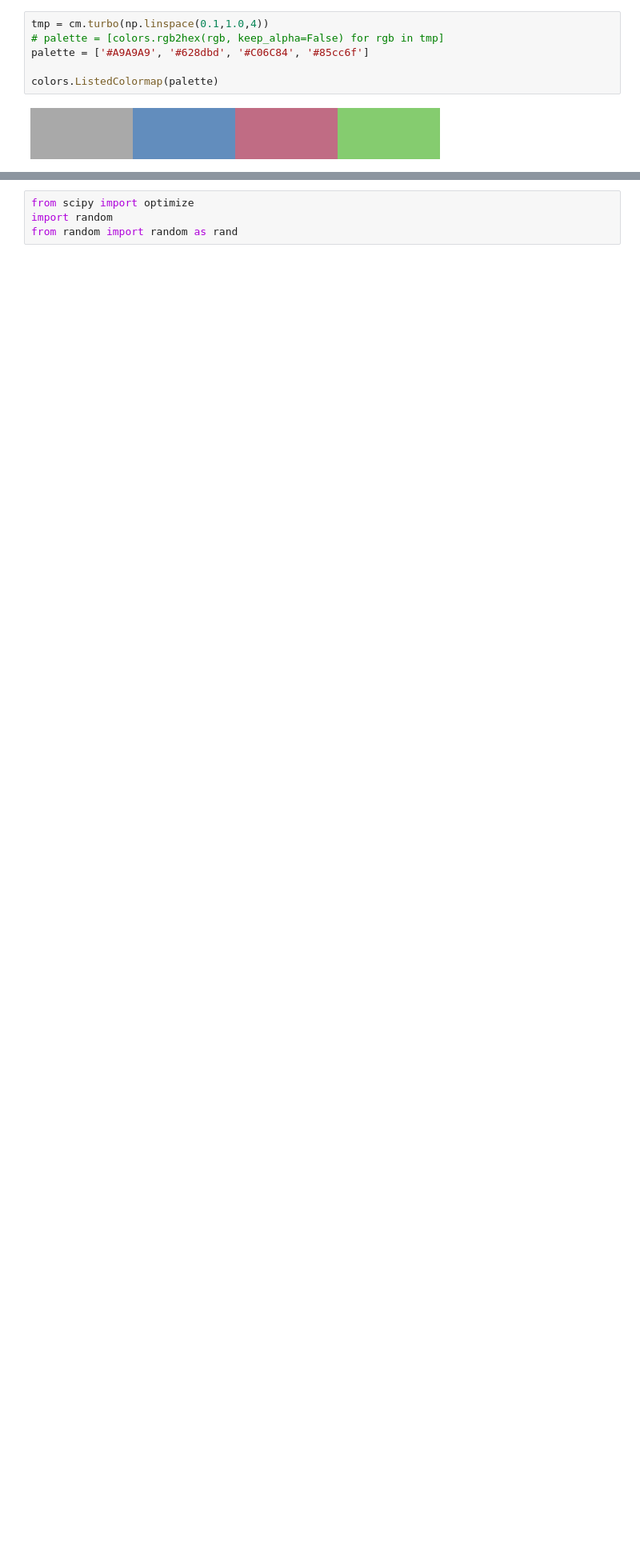
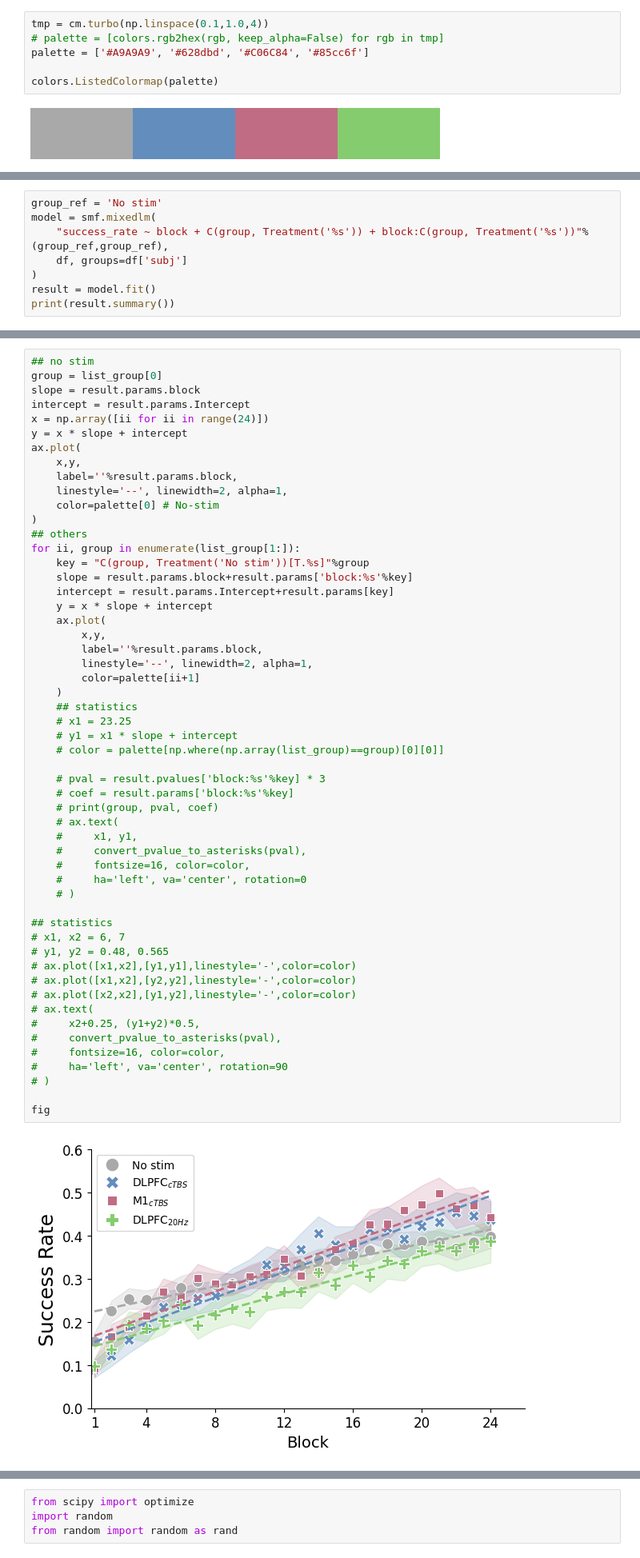
Before and after one commit to psb629/GloveProject_TMS, a Jupyter notebook: scripts/behav.fig.2a.ipynb, the cells around one changed output, grey strips where cells are left out. Shown at 80% size. Cells and saved outputs as stored; diff of their text form; blank space fills up the shorter version.

```diff
--- a/scripts/LME.behavior.ipynb
+++ b/scripts/behav.fig.2a.ipynb
@@ -125,0 +122,8 @@ g.spines['left'].set_visible(False)
+# %%
+group_ref = 'No stim'
+model = smf.mixedlm(
+    "success_rate ~ block + C(group, Treatment('%s')) + block:C(group, Treatment('%s'))"%(group_ref,group_ref),
+    df, groups=df['subj']
+)
+result = model.fit()
+print(result.summary())
@@ -125,0 +148,56 @@ g.spines['left'].set_visible(False)
+# %%
+## no stim
+group = list_group[0]
+slope = result.params.block
+intercept = result.params.Intercept
+x = np.array([ii for ii in range(24)])
+y = x * slope + intercept
+ax.plot(
+    x,y,
+    label=''%result.params.block,
+    linestyle='--', linewidth=2, alpha=1,
+    color=palette[0] # No-stim
+)
+## others
+for ii, group in enumerate(list_group[1:]):
+    key = "C(group, Treatment('No stim'))[T.%s]"%group
+    slope = result.params.block+result.params['block:%s'%key]
+    intercept = result.params.Intercept+result.params[key]
+    y = x * slope + intercept
+    ax.plot(
+        x,y,
+        label=''%result.params.block,
+        linestyle='--', linewidth=2, alpha=1,
+        color=palette[ii+1]
+    )
+    ## statistics
+    # x1 = 23.25
+    # y1 = x1 * slope + intercept
+    # color = palette[np.where(np.array(list_group)==group)[0][0]]
+
+    # pval = result.pvalues['block:%s'%key] * 3
+    # coef = result.params['block:%s'%key]
+    # print(group, pval, coef)
+    # ax.text(
+    #     x1, y1,
+    #     convert_pvalue_to_asterisks(pval),
+    #     fontsize=16, color=color,
+    #     ha='left', va='center', rotation=0
+    # )
+
+## statistics
+# x1, x2 = 6, 7
+# y1, y2 = 0.48, 0.565
+# ax.plot([x1,x2],[y1,y1],linestyle='-',color=color)
+# ax.plot([x1,x2],[y2,y2],linestyle='-',color=color)
+# ax.plot([x2,x2],[y1,y2],linestyle='-',color=color)
+# ax.text(
+#     x2+0.25, (y1+y2)*0.5,
+#     convert_pvalue_to_asterisks(pval),
+#     fontsize=16, color=color,
+#     ha='left', va='center', rotation=90
+# )
+
+fig
+# %% [output]
+[figure, added]
```
Also changed, not shown: parts of 9 cells of this notebook, 4 other files.
